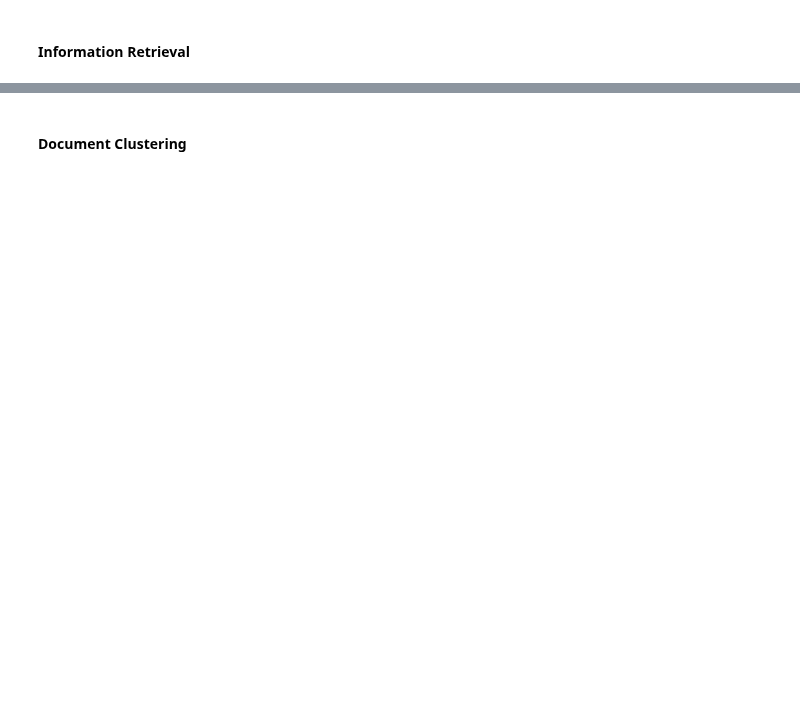
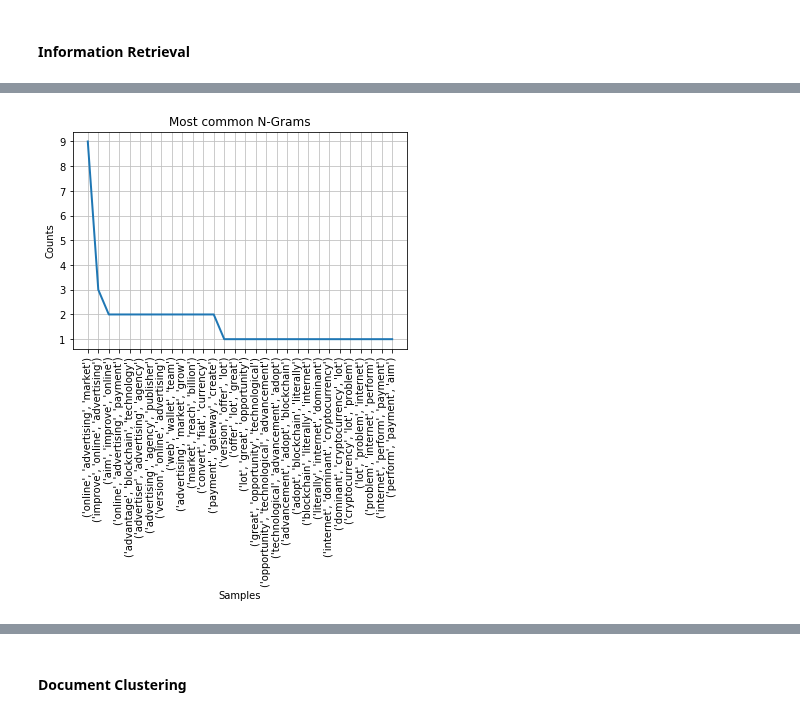
Before and after one commit to luisdiegocm/HWR_DataScience_Project, a Jupyter notebook: dashboard/Dashboard.ipynb, the cells around one changed output, grey strips where cells are left out. Saved outputs shown, nothing was run; the diff lists cells and outputs as text; code cells hidden in the pictures; blank space fills up the shorter version.

```diff
--- a/dashboard/Dashboard.ipynb
+++ b/dashboard/Dashboard.ipynb
@@ -885,0 +906,8 @@ protocol = "kwattcoin"
+# %%
+protocol = "adcoin"
+# %%
+tokens = ir.prepare_data(dataset.corpora_test_whole,protocol)
+# %%
+plt_ngrams = ir.visualize_ngrams(tokens, n=3)
+# %% [output]
+[figure, added]
```
Also changed, not shown: parts of 20 cells of this notebook, 4 other files.
